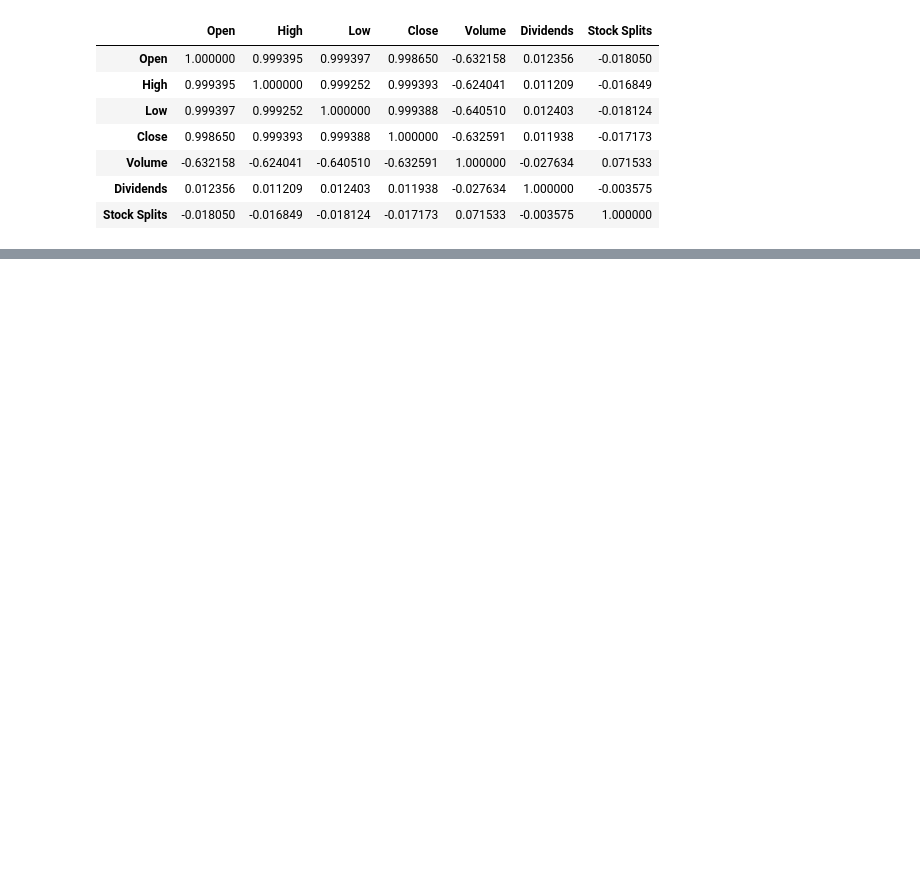
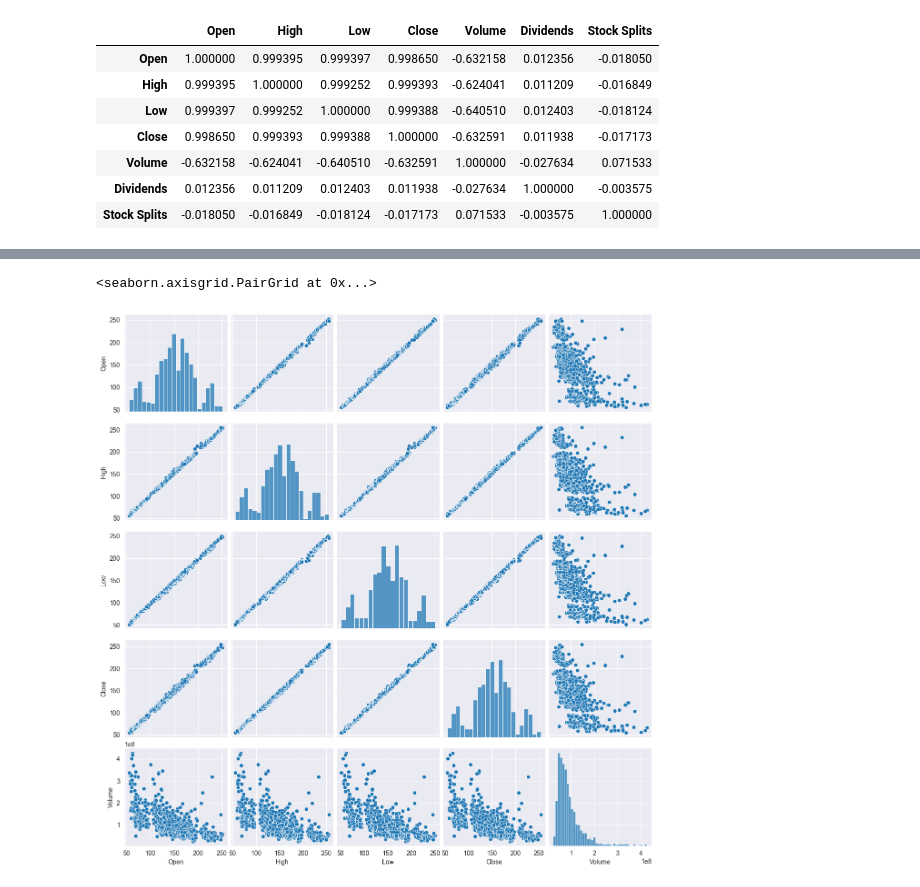
Before and after one commit to evanpoulson/Predictive-Analytics-Pipeline, a Jupyter notebook: notebooks/eda.ipynb, the cells around one changed output, grey strips where cells are left out. Cells and saved outputs as stored; diff of their text form; code cells hidden in the pictures; blank space fills up the shorter version.

```diff
--- a/notebooks/eda.ipynb
+++ b/notebooks/eda.ipynb
@@ -112,0 +95,5 @@ plt.show()
+# %%
+sns.pairplot(data[['Open', 'High', 'Low', 'Close', 'Volume']])
+# %% [output]
+<seaborn.axisgrid.PairGrid at 0x...>
+[figure, added]
```
Also changed, not shown: parts of 8 cells of this notebook, 1 other file.
